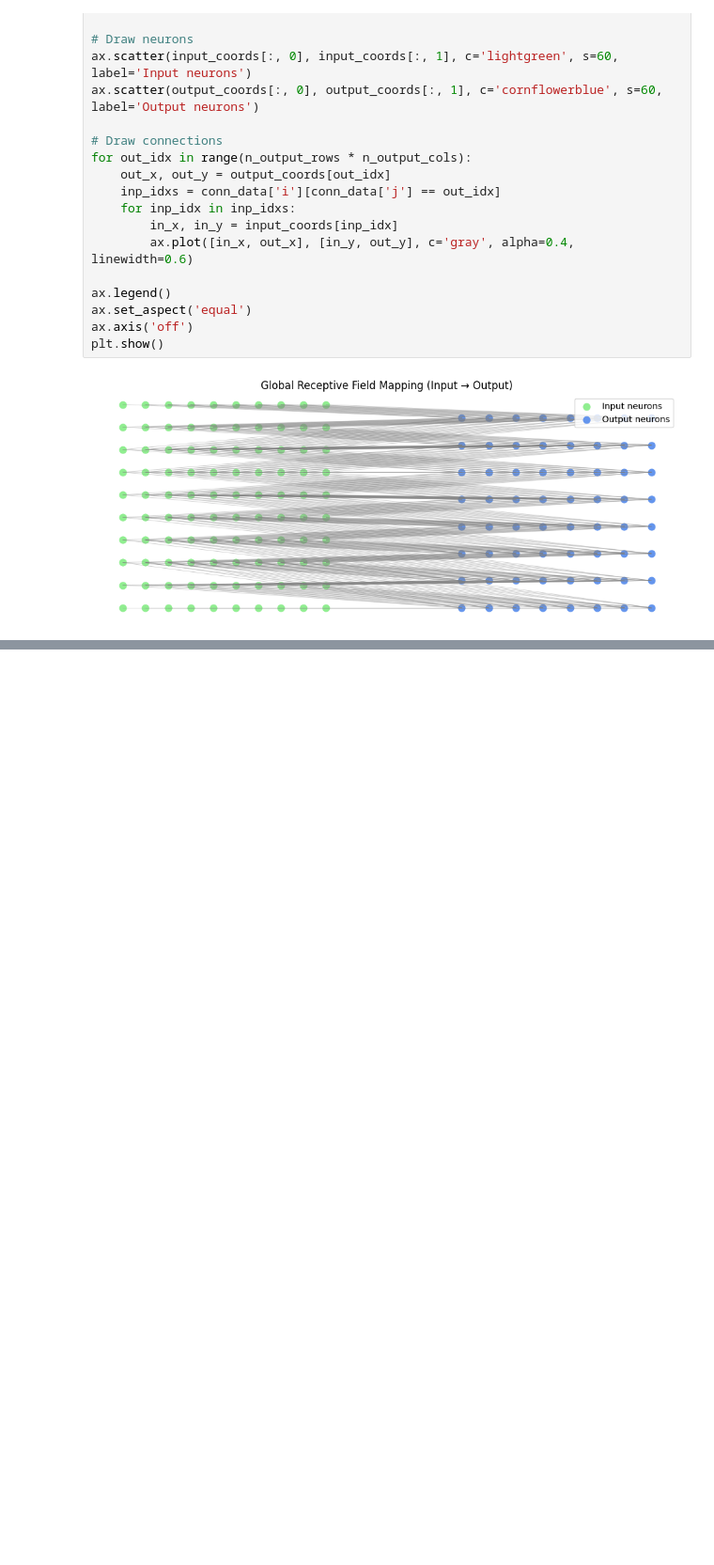
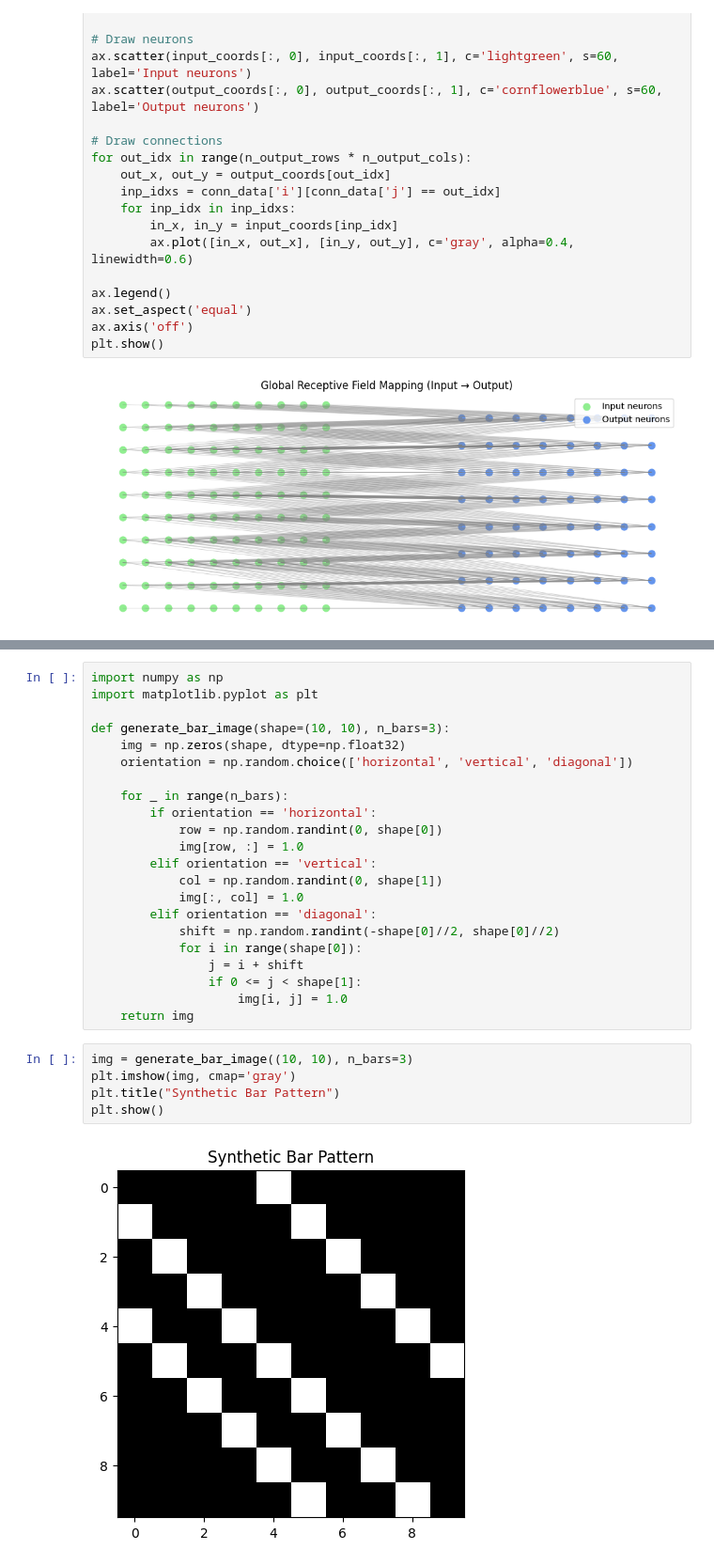
Before and after one commit to DumoulinVincent/epilepsy, a Jupyter notebook: try_RF.ipynb, the cells around one changed output, grey strips where cells are left out. Shown at 94% size. Cells and saved outputs as stored; diff of their text form; blank space fills up the shorter version.

```diff
--- a/try_RF.ipynb
+++ b/try_RF.ipynb
@@ -671,0 +970,29 @@ plt.show()
+# %%
+import numpy as np
+import matplotlib.pyplot as plt
+
+def generate_bar_image(shape=(10, 10), n_bars=3):
+    img = np.zeros(shape, dtype=np.float32)
+    orientation = np.random.choice(['horizontal', 'vertical', 'diagonal'])
+
+    for _ in range(n_bars):
+        if orientation == 'horizontal':
+            row = np.random.randint(0, shape[0])
+            img[row, :] = 1.0
+        elif orientation == 'vertical':
+            col = np.random.randint(0, shape[1])
+            img[:, col] = 1.0
+        elif orientation == 'diagonal':
+            shift = np.random.randint(-shape[0]//2, shape[0]//2)
+            for i in range(shape[0]):
+                j = i + shift
+                if 0 <= j < shape[1]:
+                    img[i, j] = 1.0
+    return img
+# %%
+img = generate_bar_image((10, 10), n_bars=3)
+plt.imshow(img, cmap='gray')
+plt.title("Synthetic Bar Pattern")
+plt.show()
+# %% [output]
+[figure, added]
```
Also changed, not shown: parts of 8 cells of this notebook.
